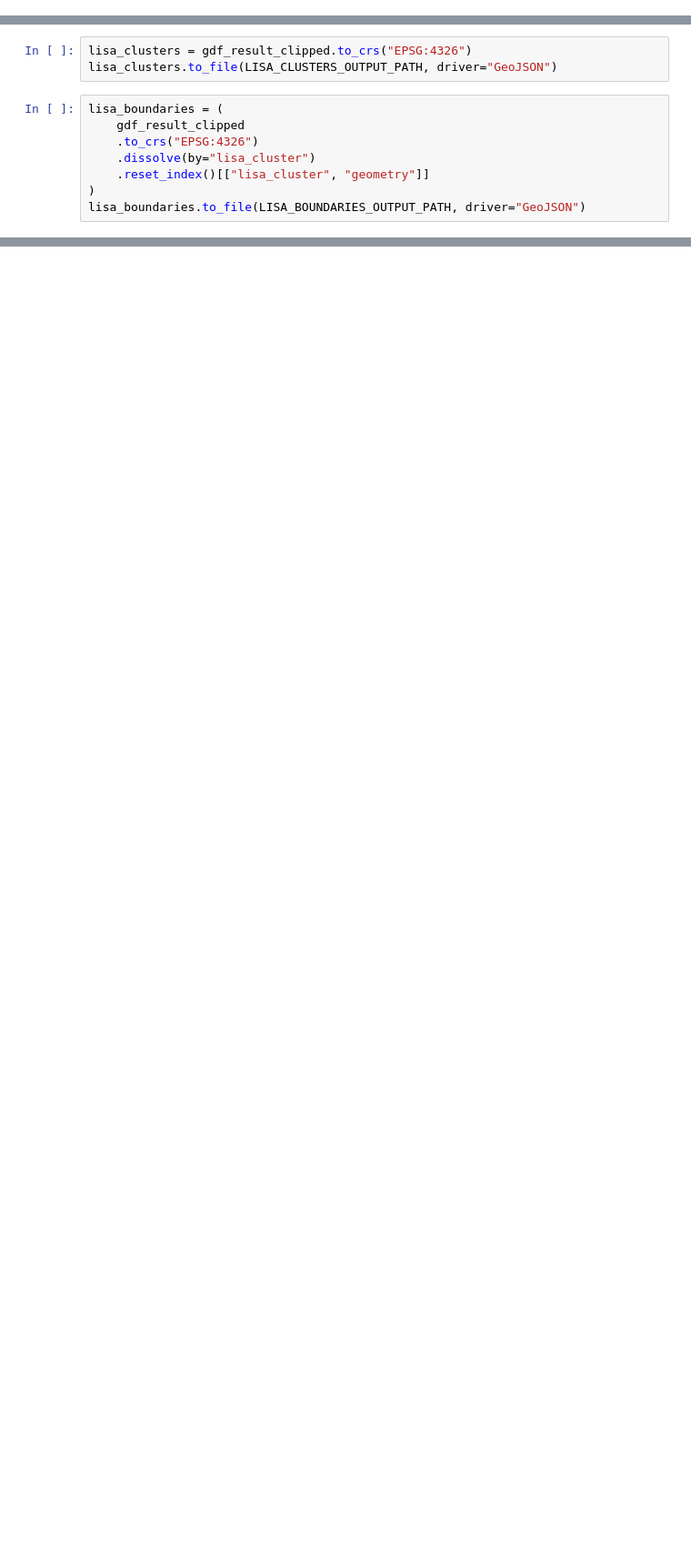
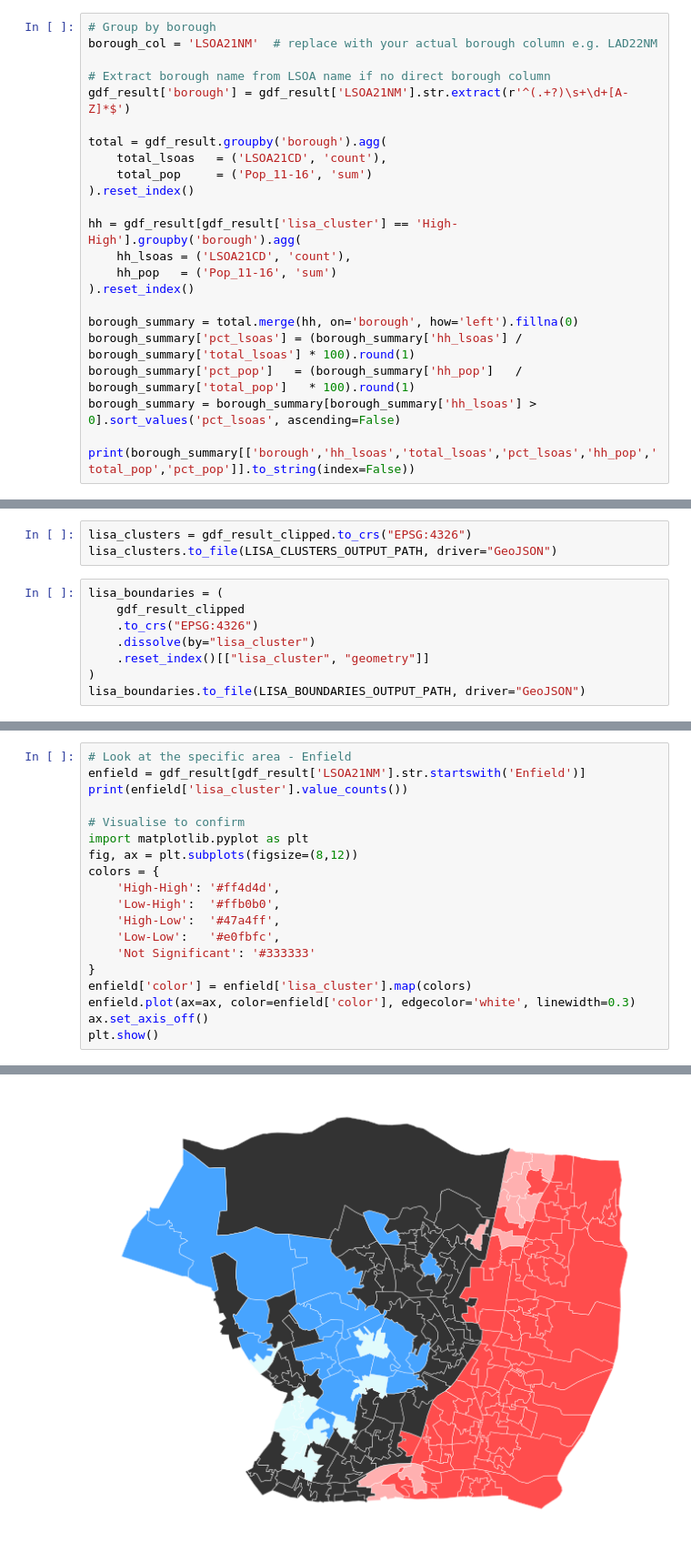
Before and after one commit to Tbtaaa/CASA_UDV_Final, a Jupyter notebook: scripts/Clustering.ipynb, the cells around one changed output, grey strips where cells are left out. Shown at 91% size. Drawn from its saved outputs; the diff is of its cells as text; blank space fills up the shorter version.

Commit message:
Update clustering scripts

```diff
--- a/scripts/Clustering.ipynb
+++ b/scripts/Clustering.ipynb
@@ -300,3 +301,26 @@ cols = [
     'Low-Low', 'High-Low', 'Low-High', 'Not Significant'
 ]
 summary = summary[cols]
+# %%
+# Group by borough
+borough_col = 'LSOA21NM'  # replace with your actual borough column e.g. LAD22NM
+
+# Extract borough name from LSOA name if no direct borough column
+gdf_result['borough'] = gdf_result['LSOA21NM'].str.extract(r'^(.+?)\s+\d+[A-Z]*$')
+
+total = gdf_result.groupby('borough').agg(
+    total_lsoas   = ('LSOA21CD', 'count'),
+    total_pop     = ('Pop_11-16', 'sum')
+).reset_index()
+
+hh = gdf_result[gdf_result['lisa_cluster'] == 'High-High'].groupby('borough').agg(
+    hh_lsoas = ('LSOA21CD', 'count'),
+    hh_pop   = ('Pop_11-16', 'sum')
+).reset_index()
+
+borough_summary = total.merge(hh, on='borough', how='left').fillna(0)
+borough_summary['pct_lsoas'] = (borough_summary['hh_lsoas'] / borough_summary['total_lsoas'] * 100).round(1)
+borough_summary['pct_pop']   = (borough_summary['hh_pop']   / borough_summary['total_pop']   * 100).round(1)
+borough_summary = borough_summary[borough_summary['hh_lsoas'] > 0].sort_values('pct_lsoas', ascending=False)
+
+print(borough_summary[['borough','hh_lsoas','total_lsoas','pct_lsoas','hh_pop','total_pop','pct_pop']].to_string(index=False))
@@ -313,0 +372,20 @@ lisa_boundaries.to_file(LISA_BOUNDARIES_OUTPUT_PATH, driver="GeoJSON")
+# %%
+# Look at the specific area - Enfield
+enfield = gdf_result[gdf_result['LSOA21NM'].str.startswith('Enfield')]
+print(enfield['lisa_cluster'].value_counts())
+
+# Visualise to confirm
+import matplotlib.pyplot as plt
+fig, ax = plt.subplots(figsize=(8,12))
+colors = {
+    'High-High': '#ff4d4d',
+    'Low-High':  '#ffb0b0',
+    'High-Low':  '#47a4ff',
+    'Low-Low':   '#e0fbfc',
+    'Not Significant': '#333333'
+}
+enfield['color'] = enfield['lisa_cluster'].map(colors)
+enfield.plot(ax=ax, color=enfield['color'], edgecolor='white', linewidth=0.3)
+ax.set_axis_off()
+plt.show()
+# %% [output]
@@ -313,0 +404 @@ lisa_boundaries.to_file(LISA_BOUNDARIES_OUTPUT_PATH, driver="GeoJSON")
+[figure, added]
```
Also changed, not shown: parts of 7 cells of this notebook.
